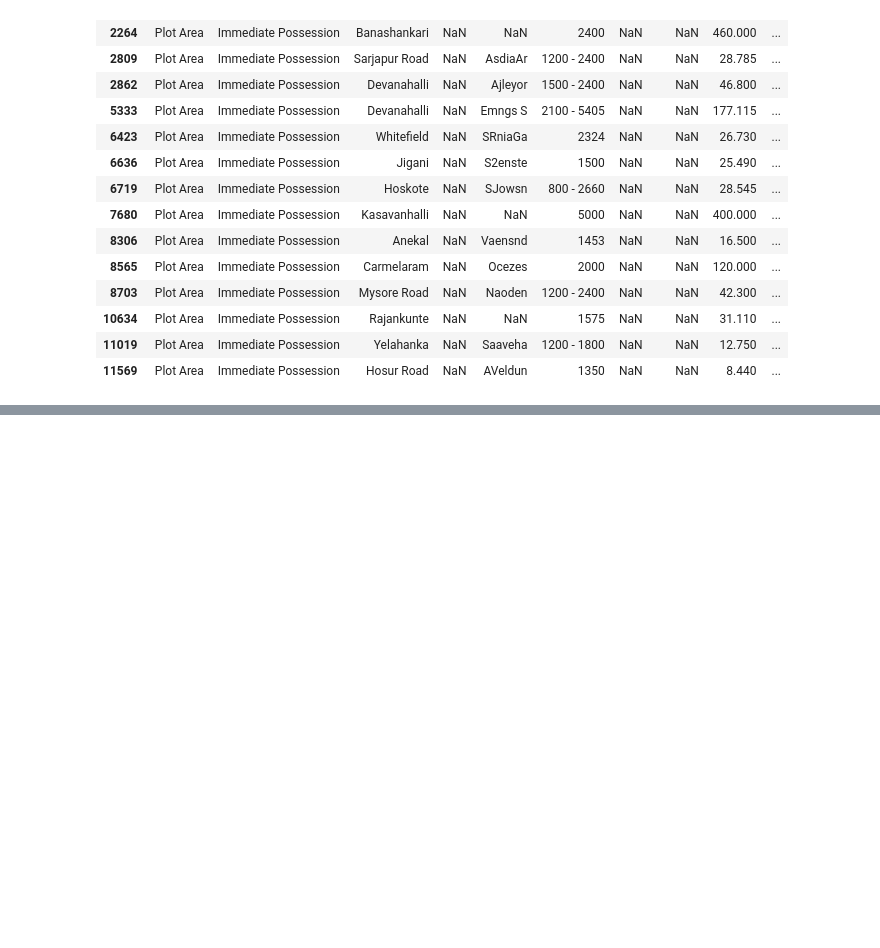
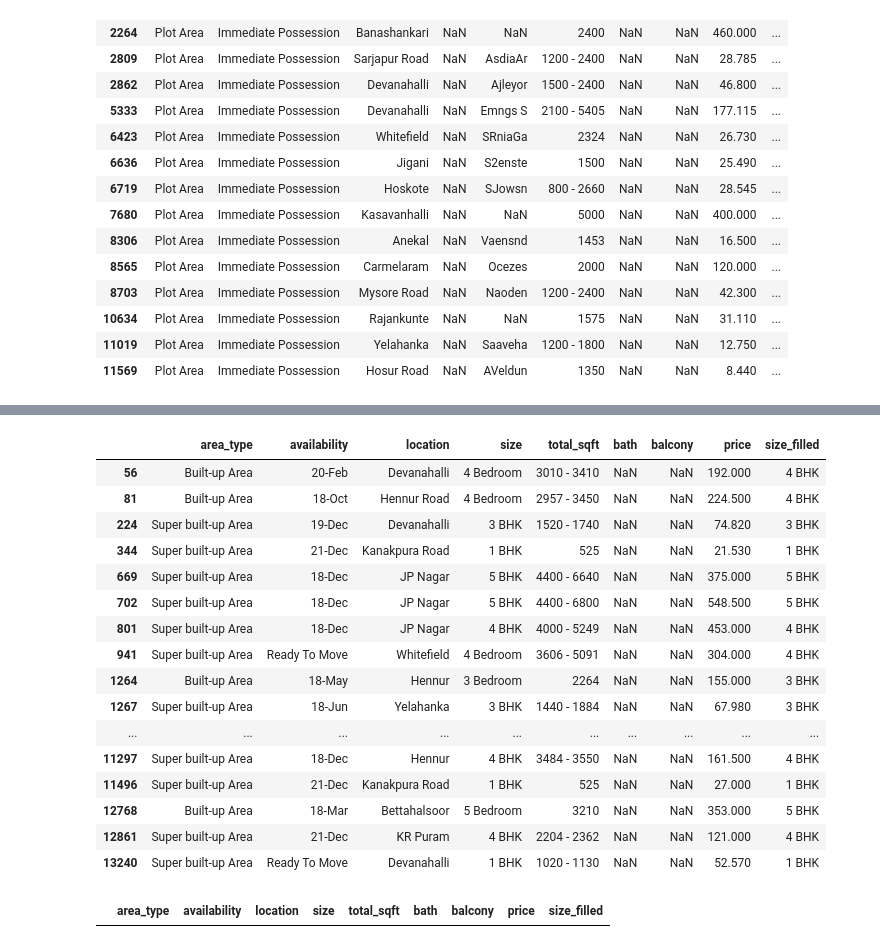
Before and after one commit to kulkarni-abhishek196/banglore-house-price-prediction, a Jupyter notebook: notebooks/house-prediction.ipynb, the cells around one changed output, grey strips where cells are left out. Saved outputs shown, nothing was run; the diff lists cells and outputs as text; code cells hidden in the pictures; blank space fills up the shorter version.

```diff
--- a/notebooks/house-prediction.ipynb
+++ b/notebooks/house-prediction.ipynb
@@ -195,5 +195,5 @@ For handling the bathroom and balcony column I can take median of those associat
 maybe 2 and so that would be applied to the null values. And this technique will be applied to both bath and balcony
 # %%
 #fixing the size column..
-df['size_merged'] = df['size'].str.replace(r'(\d+)\s*bedroom', r'\1 BHK', case=False, regex=True)
+df['size_filled'] = df['size'].str.replace(r'(\d+)\s*bedroom', r'\1 BHK', case=False, regex=True)
 # %%
@@ -230,0 +369,26 @@ df[df['size'].isna()]
+# %%
+#to impute bath => how to get the empty bath row and check its filled_size if filled_size is 2bhk then impute that empty value with median value for that size filled value
+
+#1. calculate the median value for bath per bhk
+df.groupby('size_filled')['bath'].median()
+
+#2. fillna for bath
+df[df['bath'].isnull()==True]
+# %% [output]
+|  | area_type | availability | location | size | total_sqft | bath | balcony | price | size_filled |
+| 56 | Built-up Area | 20-Feb | Devanahalli | 4 Bedroom | 3010 - 3410 | NaN | NaN | 192.000 | 4 BHK |
+| 81 | Built-up Area | 18-Oct | Hennur Road | 4 Bedroom | 2957 - 3450 | NaN | NaN | 224.500 | 4 BHK |
+| 224 | Super built-up Area | 19-Dec | Devanahalli | 3 BHK | 1520 - 1740 | NaN | NaN | 74.820 | 3 BHK |
+| 344 | Super built-up Area | 21-Dec | Kanakpura Road | 1 BHK | 525 | NaN | NaN | 21.530 | 1 BHK |
+| 669 | Super built-up Area | 18-Dec | JP Nagar | 5 BHK | 4400 - 6640 | NaN | NaN | 375.000 | 5 BHK |
+| 702 | Super built-up Area | 18-Dec | JP Nagar | 5 BHK | 4400 - 6800 | NaN | NaN | 548.500 | 5 BHK |
+| 801 | Super built-up Area | 18-Dec | JP Nagar | 4 BHK | 4000 - 5249 | NaN | NaN | 453.000 | 4 BHK |
+| 941 | Super built-up Area | Ready To Move | Whitefield | 4 Bedroom | 3606 - 5091 | NaN | NaN | 304.000 | 4 BHK |
+| 1264 | Built-up Area | 18-May | Hennur | 3 Bedroom | 2264 | NaN | NaN | 155.000 | 3 BHK |
+| 1267 | Super built-up Area | 18-Jun | Yelahanka | 3 BHK | 1440 - 1884 | NaN | NaN | 67.980 | 3 BHK |
+| ... | ... | ... | ... | ... | ... | ... | ... | ... | ... |
+| 11297 | Super built-up Area | 18-Dec | Hennur | 4 BHK | 3484 - 3550 | NaN | NaN | 161.500 | 4 BHK |
+| 11496 | Super built-up Area | 21-Dec | Kanakpura Road | 1 BHK | 525 | NaN | NaN | 27.000 | 1 BHK |
+| 12768 | Built-up Area | 18-Mar | Bettahalsoor | 5 Bedroom | 3210 | NaN | NaN | 353.000 | 5 BHK |
+| 12861 | Super built-up Area | 21-Dec | KR Puram | 4 BHK | 2204 - 2362 | NaN | NaN | 121.000 | 4 BHK |
+| 13240 | Super built-up Area | Ready To Move | Devanahalli | 1 BHK | 1020 - 1130 | NaN | NaN | 52.570 | 1 BHK |
@@ -230,0 +398,4 @@ df[df['size'].isna()]
+# %%
+df[df['bath'].isnull()==True]
+# %% [output]
+|  | area_type | availability | location | size | total_sqft | bath | balcony | price | size_filled |
```
Also changed, not shown: parts of 34 cells of this notebook.
